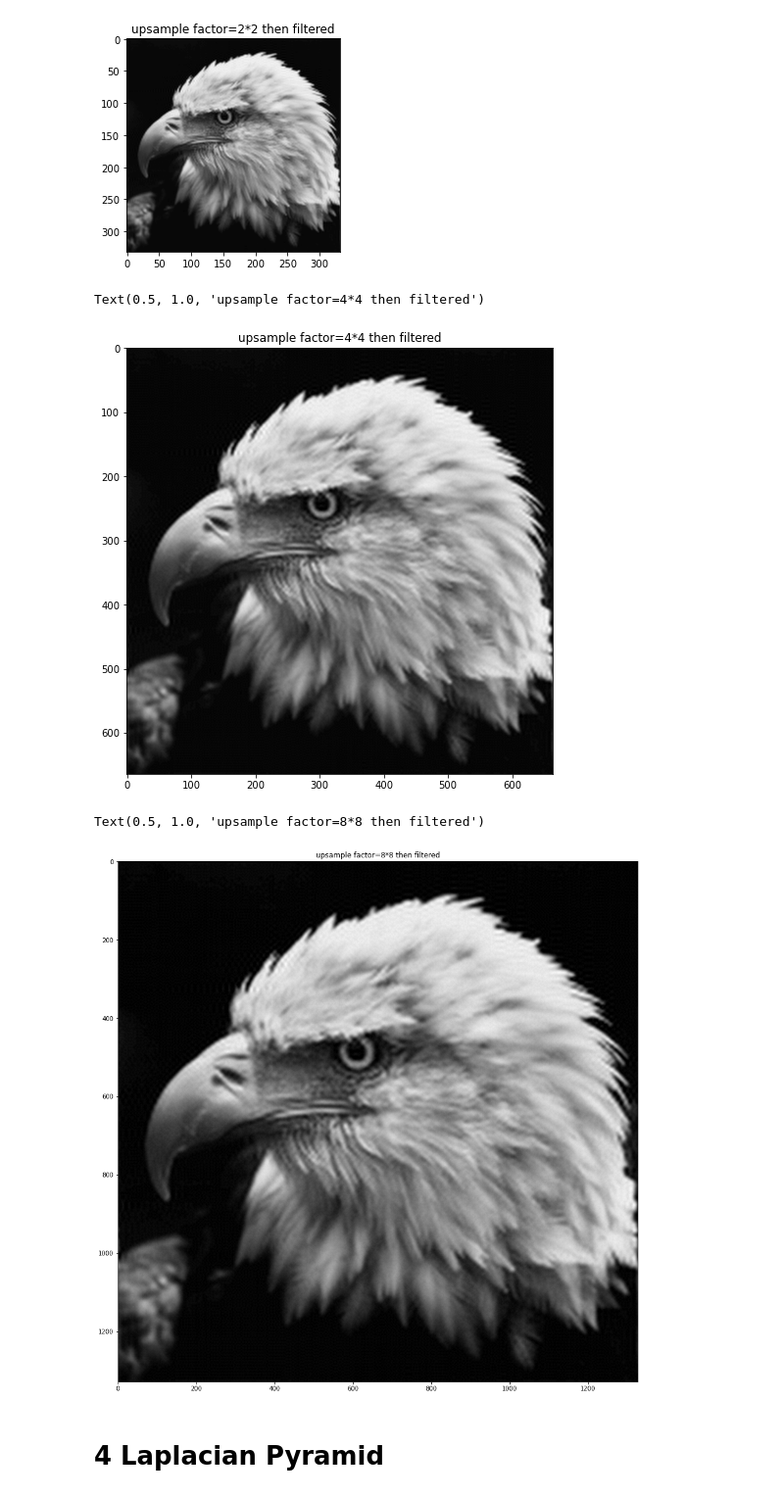
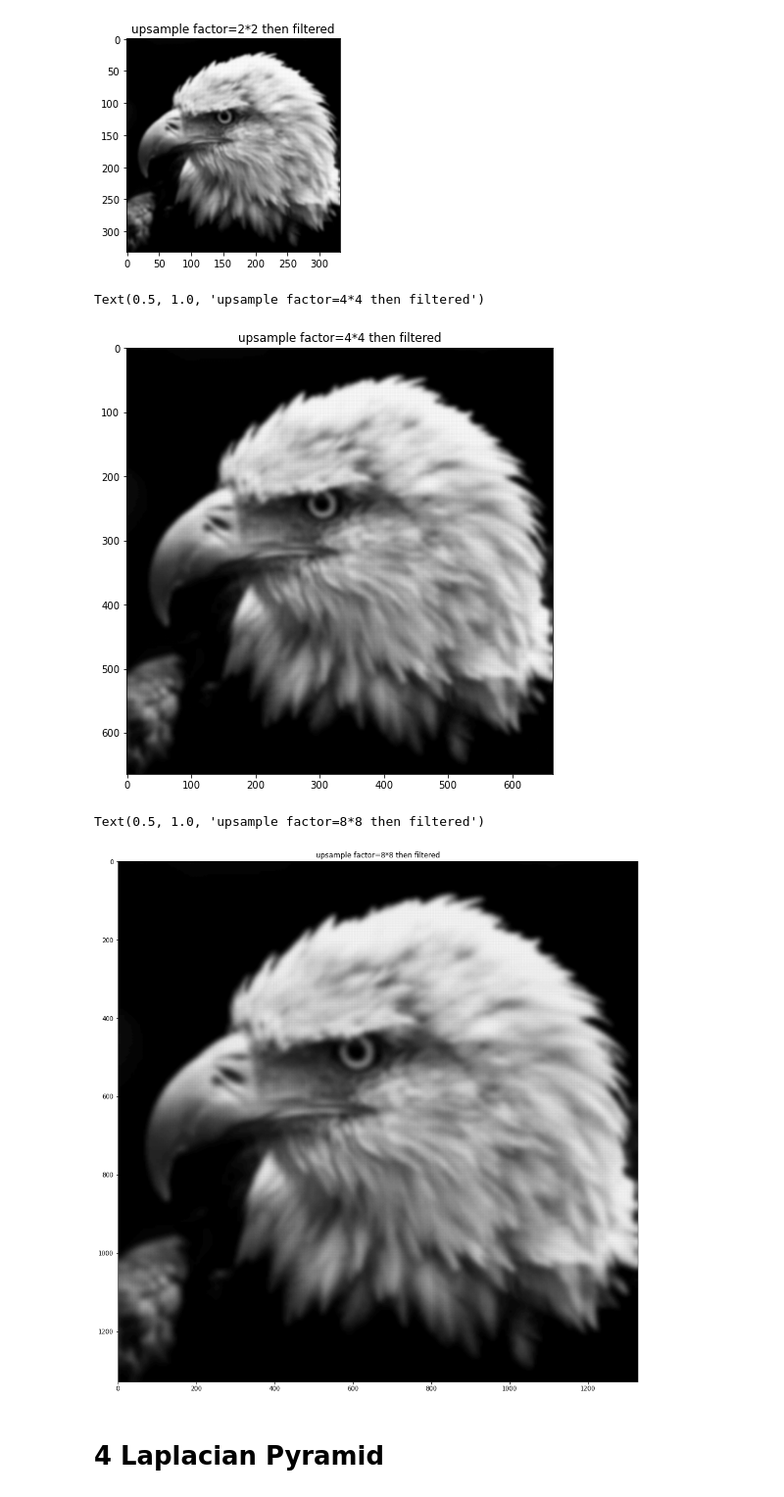
Before and after one commit to 2horse9sun/coursework, a Jupyter notebook: CVPR/lec06-ImageResizing/lec06.ipynb, the cells around one changed output. Shown at 98% size. Drawn from its saved outputs; the diff is of its cells as text; code cells hidden in the pictures.

```diff
--- a/CVPR/lec06-ImageResizing/lec06.ipynb
+++ b/CVPR/lec06-ImageResizing/lec06.ipynb
@@ -60,11 +60,11 @@ Text(0.5, 1.0, 'subsample factor=2*2 after filtered')
 # %%
 plt.figure(figsize=(8, 16))
 plt.subplot(121)
-img_sub_4 = image_process.subsample(img_sub_2, 2, 2)
+img_sub_4 = image_process.subsample(img_sub_2)
 utils.show_img(img_sub_4)
 plt.title('subsample factor=4*4 without filtered')
 plt.subplot(122)
-img_sub_4_filtered = image_process.subsample_after_filtered(img_sub_2_filtered, 2, 2)
+img_sub_4_filtered = image_process.subsample_after_filtered(img_sub_2_filtered)
 utils.show_img(utils.normalize(img_sub_4_filtered))
 plt.title('subsample factor=4*4 after filtered')
 # %% [output]
@@ -73,11 +73,11 @@ Text(0.5, 1.0, 'subsample factor=4*4 after filtered')
 # %%
 plt.figure(figsize=(4, 8))
 plt.subplot(121)
-img_sub_8 = image_process.subsample(img_sub_4, 2, 2)
+img_sub_8 = image_process.subsample(img_sub_4)
 utils.show_img(img_sub_8)
 plt.title('without filtered')
 plt.subplot(122)
-img_sub_8_filtered = image_process.subsample_after_filtered(img_sub_2_filtered, 2, 2)
+img_sub_8_filtered = image_process.subsample_after_filtered(img_sub_4_filtered)
 utils.show_img(utils.normalize(img_sub_8_filtered))
 plt.title('after filtered')
 # %% [output]
@@ -91,7 +91,7 @@ Text(0.5, 1.0, 'after filtered')
 3. scale up the image
 # %%
 plt.figure(figsize=(4, 4))
-img_up_2_filtered = image_process.upsample_then_filtered(img_sub_8_filtered, 2, 2)
+img_up_2_filtered = image_process.upsample_then_filtered(img_sub_8_filtered)
 utils.show_img(utils.normalize(img_up_2_filtered))
 plt.title('upsample factor=2*2 then filtered')
 # %% [output]
@@ -99,20 +99,20 @@ Text(0.5, 1.0, 'upsample factor=2*2 then filtered')
 [figure]
 # %%
 plt.figure(figsize=(8, 8))
-img_up_4_filtered = image_process.upsample_then_filtered(img_up_2_filtered, 2, 2)
+img_up_4_filtered = image_process.upsample_then_filtered(img_up_2_filtered)
 utils.show_img(utils.normalize(img_up_4_filtered))
 plt.title('upsample factor=4*4 then filtered')
 # %% [output]
 Text(0.5, 1.0, 'upsample factor=4*4 then filtered')
-[figure, old version]
+[figure, new version]
 # %%
 plt.figure(figsize=(16, 16))
-img_up_8_filtered = image_process.upsample_then_filtered(img_up_4_filtered, 2, 2)
+img_up_8_filtered = image_process.upsample_then_filtered(img_up_4_filtered)
 utils.show_img(utils.normalize(img_up_8_filtered))
 plt.title('upsample factor=8*8 then filtered')
 # %% [output]
 Text(0.5, 1.0, 'upsample factor=8*8 then filtered')
-[figure, old version]
+[figure, new version]
 # %% [markdown]
 # 4 Laplacian Pyramid
 # %%
```
Also changed, not shown: parts of 5 cells of this notebook, 5 other files.
